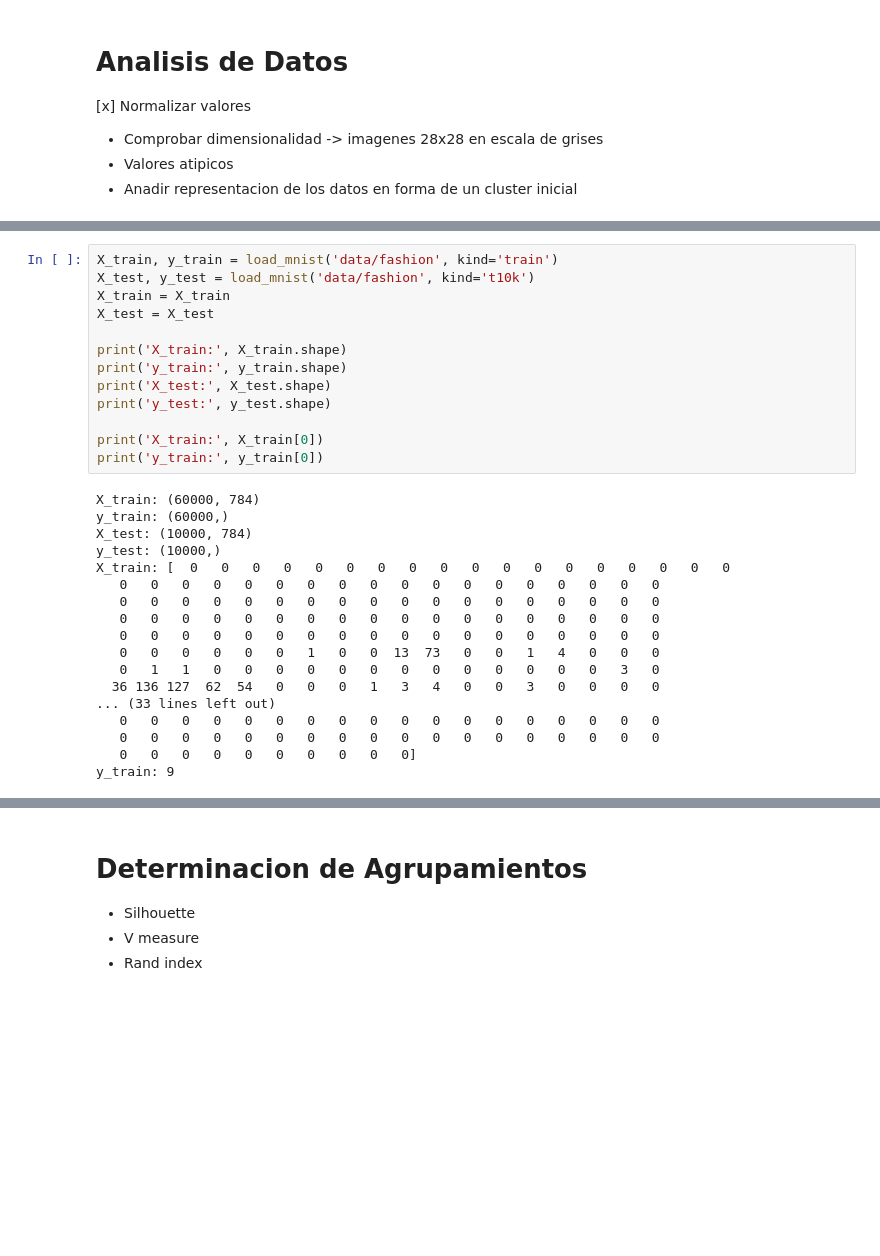
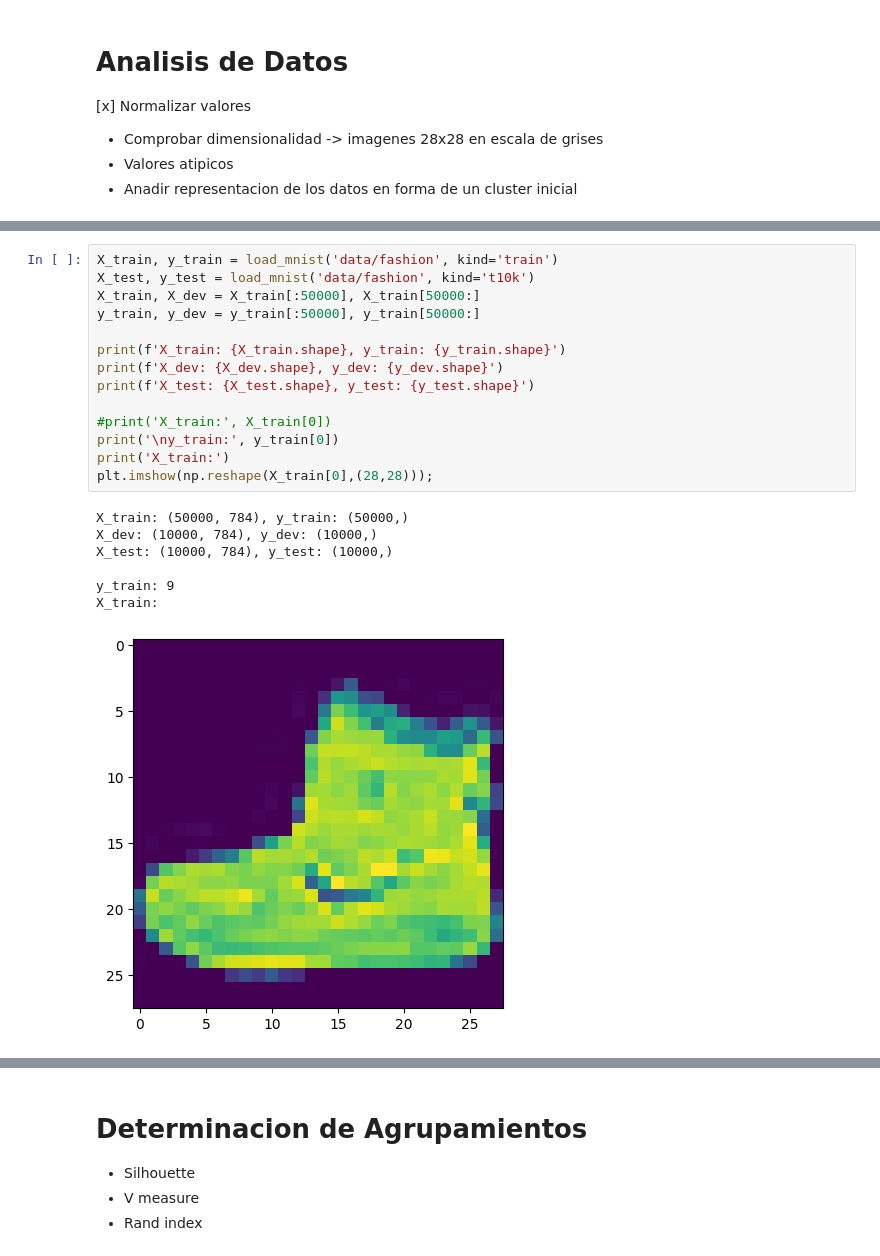
Before and after one commit to PepeRoConde/3year2sem, a Jupyter notebook: maai/p1/p1.ipynb, the cells around one changed output, grey strips where cells are left out. Cells and saved outputs as stored; diff of their text form; blank space fills up the shorter version.

```diff
--- a/maai/p1/p1.ipynb
+++ b/maai/p1/p1.ipynb
@@ -21,31 +17,22 @@ ModuleNotFoundError: No module named 'sklearn_extra'
 # %%
 X_train, y_train = load_mnist('data/fashion', kind='train')
 X_test, y_test = load_mnist('data/fashion', kind='t10k')
-X_train = X_train
-X_test = X_test
+X_train, X_dev = X_train[:50000], X_train[50000:]
+y_train, y_dev = y_train[:50000], y_train[50000:]
 
-print('X_train:', X_train.shape)
-print('y_train:', y_train.shape)
-print('X_test:', X_test.shape)
-print('y_test:', y_test.shape)
+print(f'X_train: {X_train.shape}, y_train: {y_train.shape}')
+print(f'X_dev: {X_dev.shape}, y_dev: {y_dev.shape}')
+print(f'X_test: {X_test.shape}, y_test: {y_test.shape}')
 
-print('X_train:', X_train[0])
-print('y_train:', y_train[0])
+#print('X_train:', X_train[0])
+print('\ny_train:', y_train[0])
+print('X_train:')
+plt.imshow(np.reshape(X_train[0],(28,28)));
 # %% [output]
-X_train: (60000, 784)
-y_train: (60000,)
-X_test: (10000, 784)
-y_test: (10000,)
-X_train: [  0   0   0   0   0   0   0   0   0   0   0   0   0   0   0   0   0   0
-   0   0   0   0   0   0   0   0   0   0   0   0   0   0   0   0   0   0
-   0   0   0   0   0   0   0   0   0   0   0   0   0   0   0   0   0   0
-   0   0   0   0   0   0   0   0   0   0   0   0   0   0   0   0   0   0
-   0   0   0   0   0   0   0   0   0   0   0   0   0   0   0   0   0   0
-   0   0   0   0   0   0   1   0   0  13  73   0   0   1   4   0   0   0
-   0   1   1   0   0   0   0   0   0   0   0   0   0   0   0   0   3   0
-  36 136 127  62  54   0   0   0   1   3   4   0   0   3   0   0   0   0
-... (33 lines left out)
-   0   0   0   0   0   0   0   0   0   0   0   0   0   0   0   0   0   0
-   0   0   0   0   0   0   0   0   0   0   0   0   0   0   0   0   0   0
-   0   0   0   0   0   0   0   0   0   0]
+X_train: (50000, 784), y_train: (50000,)
+X_dev: (10000, 784), y_dev: (10000,)
+X_test: (10000, 784), y_test: (10000,)
+
 y_train: 9
+X_train:
+[figure, added]
```
Also changed, not shown: parts of 8 cells of this notebook, 4 other files.
